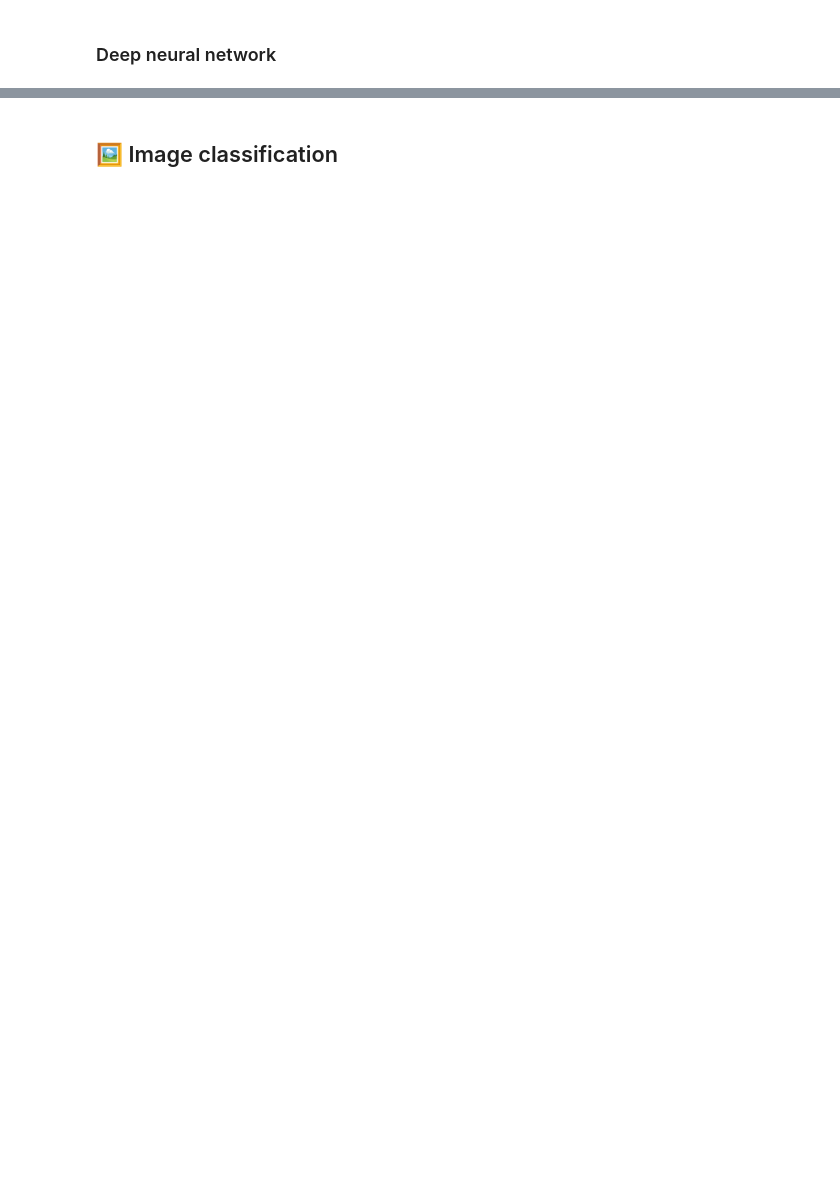
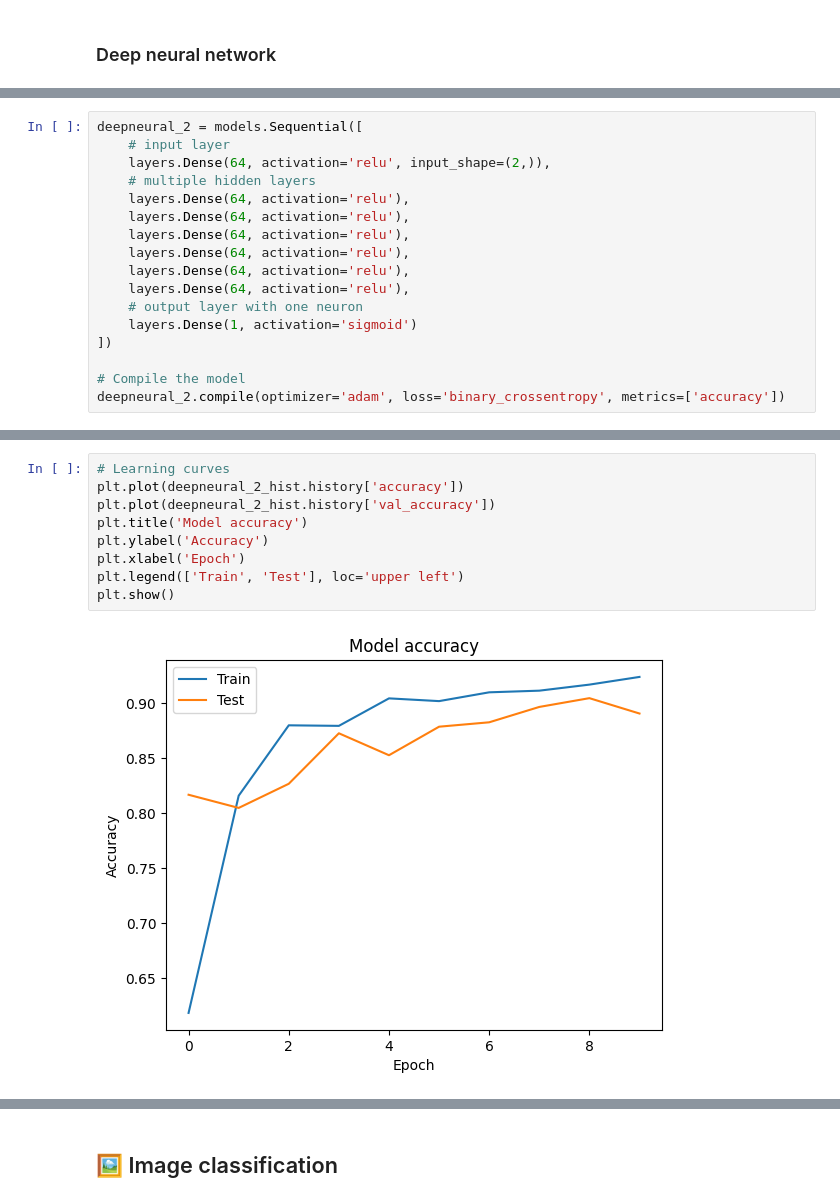
Before and after one commit to randmon/ucll_ti_data_and_ai_group_assignments, a Jupyter notebook: Assignment 4/comparing_dl_vs_non_dl/comparing_dl_vs_non_dl.ipynb, the cells around one changed output, grey strips where cells are left out. Drawn from its saved outputs; the diff is of its cells as text; blank space fills up the shorter version.

```diff
--- a/Assignment 4/comparing_dl_vs_non_dl/comparing_dl_vs_non_dl.ipynb
+++ b/Assignment 4/comparing_dl_vs_non_dl/comparing_dl_vs_non_dl.ipynb
@@ -316,0 +366,17 @@ The support vector machine model with the RBF (Radial basis function) kernel was
+# %%
+deepneural_2 = models.Sequential([
+    # input layer
+    layers.Dense(64, activation='relu', input_shape=(2,)),
+    # multiple hidden layers
+    layers.Dense(64, activation='relu'),
+    layers.Dense(64, activation='relu'),
+    layers.Dense(64, activation='relu'),
+    layers.Dense(64, activation='relu'),
+    layers.Dense(64, activation='relu'),
+    layers.Dense(64, activation='relu'),
+    # output layer with one neuron
+    layers.Dense(1, activation='sigmoid')
+])
+
+# Compile the model
+deepneural_2.compile(optimizer='adam', loss='binary_crossentropy', metrics=['accuracy'])
@@ -316,0 +391,11 @@ The support vector machine model with the RBF (Radial basis function) kernel was
+# %%
+# Learning curves
+plt.plot(deepneural_2_hist.history['accuracy'])
+plt.plot(deepneural_2_hist.history['val_accuracy'])
+plt.title('Model accuracy')
+plt.ylabel('Accuracy')
+plt.xlabel('Epoch')
+plt.legend(['Train', 'Test'], loc='upper left')
+plt.show()
+# %% [output]
+[figure, added]
```
Also changed, not shown: parts of 38 cells of this notebook.
